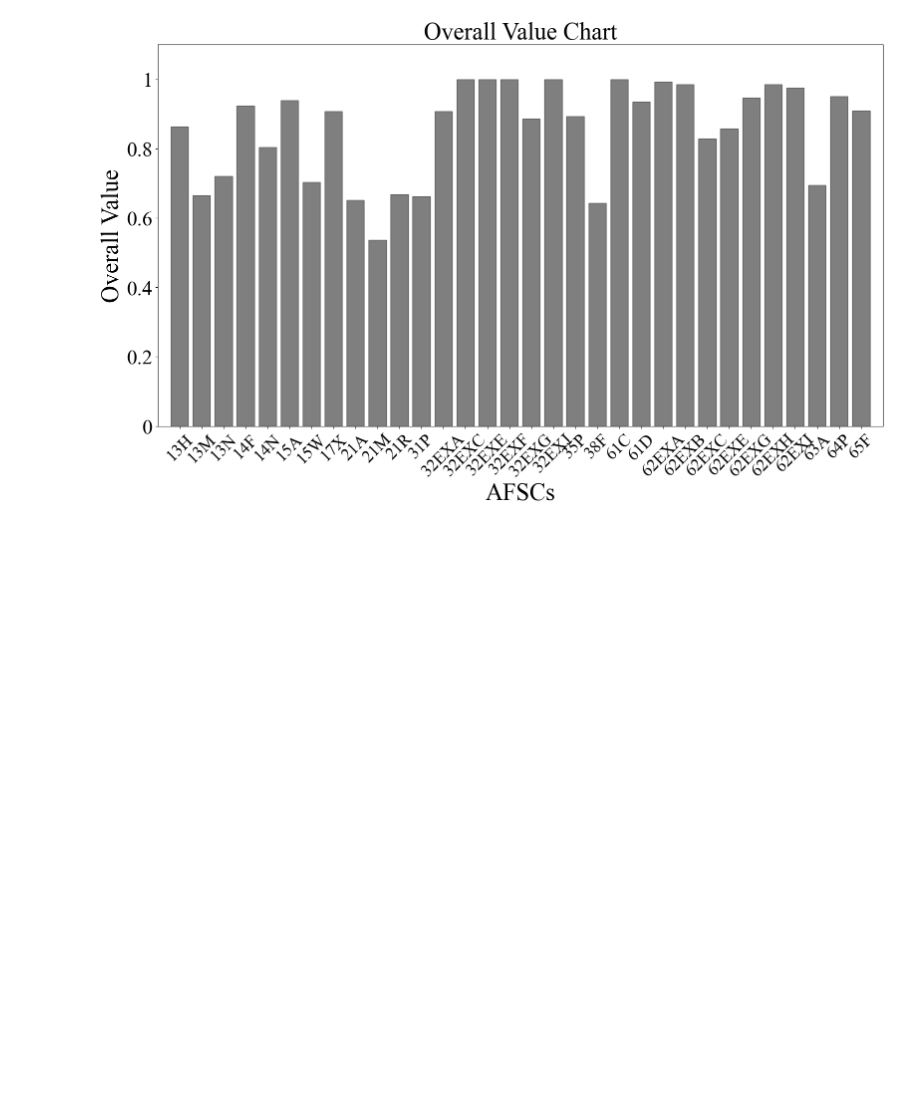
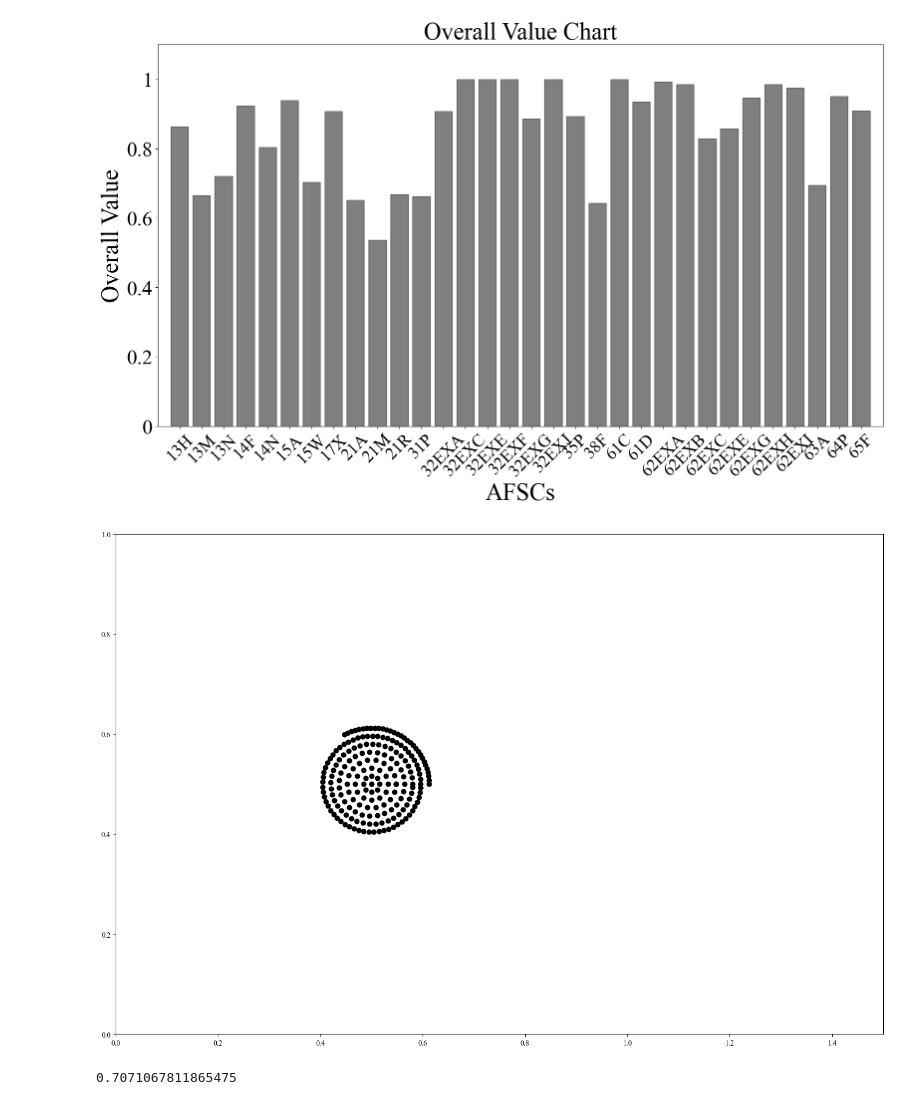
Before and after one commit to dglaird/afccp, a Jupyter notebook: afccp/executables/laird/afccp_2023.ipynb, the cells around one changed output. Cells and saved outputs as stored; diff of their text form; code cells hidden in the pictures; blank space fills up the shorter version.

```diff
--- a/afccp/executables/laird/afccp_2023.ipynb
+++ b/afccp/executables/laird/afccp_2023.ipynb
@@ -166,3 +166,54 @@ chart = instance.display_results_graph("Cadet Utility", figsize=figsize)
 chart = instance.display_results_graph("AFSC Value", figsize=figsize)
 # %% [output]
 [figure]
+# %%
+# Create figure
+import matplotlib.pyplot as plt
+import numpy as np
+import random
+import math
+figsize = (15, 10)
+fig, ax = plt.subplots(figsize=figsize, facecolor="white", tight_layout=True, dpi=100)
+
+quota = instance.parameters['quota']
+# print(quota)
+
+# Gather coordinates
+# x = np.random.random(1700) * 1.2
+# y = np.random.random(1700) * .9
+
+# # Plot cadets
+# ax.scatter(x,y, s=25)
+
+# Remove tick marks
+# ax.tick_params(left=False, bottom=False, labelleft=False, labelbottom=False)
+
+circle1 = plt.Circle((0.5, 0.5), 1.4, color='blue', fill=False)
+ax.add_patch(circle1)
+
+cadets = 200
+x_r, y_r = 0.5, 0.5
+x, y = x_r, y_r
+rad, pos_adj, rad_adj = 0, 0.016, math.pi / 4
+for i in range(cadets):
+    if rad >= 2 * math.pi:
+        rad = 0
+        pos_adj += 0.016
+        rad_adj = rad_adj / 1.5
+
+    ax.scatter(x, y, s=40, c="black")
+    x = x_r + pos_adj * math.cos(rad)
+    y = y_r + pos_adj * math.sin(rad)
+    rad += rad_adj
+
+# Other Toggles
+ax.set(xlim=(0, 1.5), ylim=(0, 1))
+
+# Show figure
+fig.show()
+# %% [output]
+[figure, added]
+# %%
+math.sin(math.pi/4)
+# %% [output]
+0.7071067811865475
```
Also changed, not shown: parts of 2 cells of this notebook, 6 other files.
